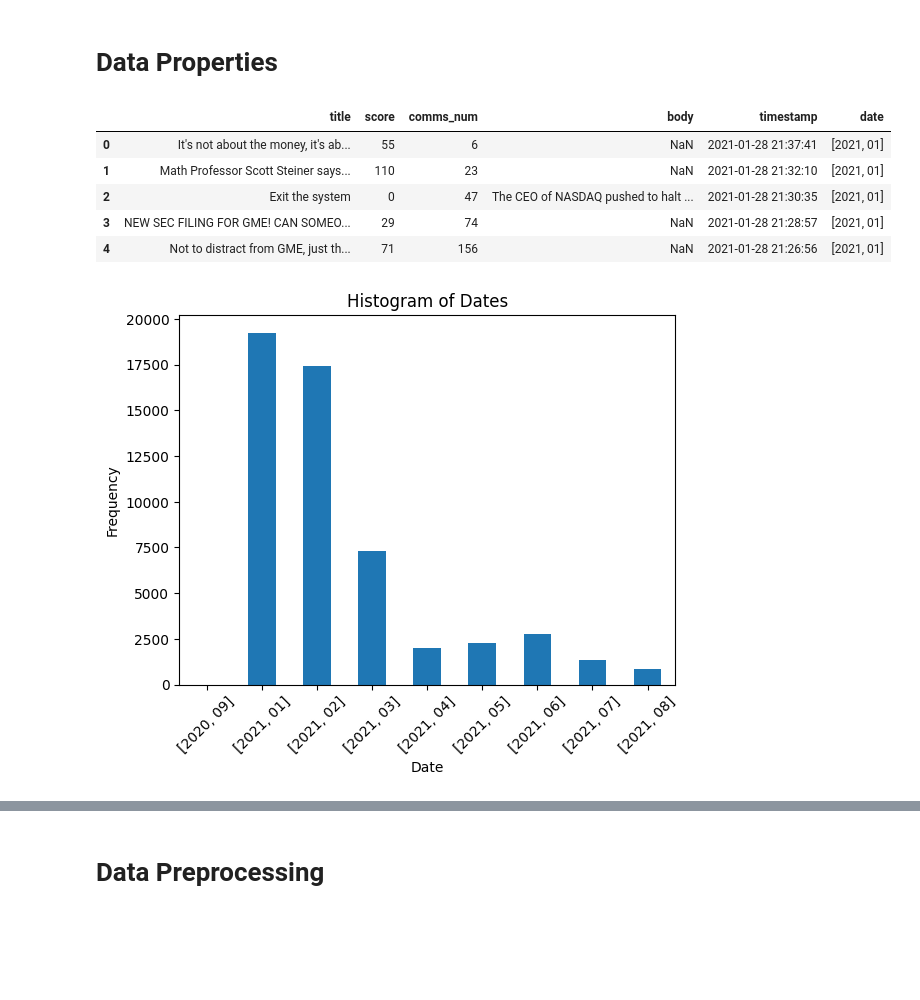
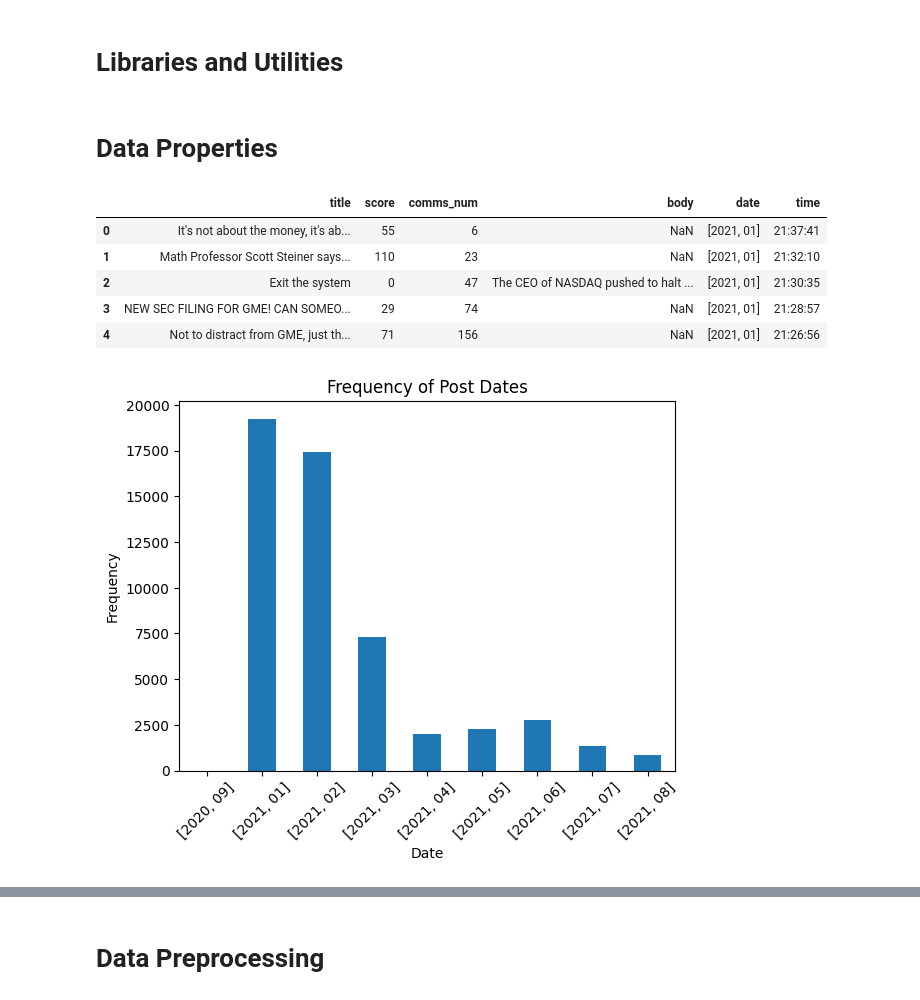
Before and after one commit to SebastianDixon/WSB_Quant, a Jupyter notebook: Reddit_WSB_Posts_Sentiment_Analysis.ipynb, the cells around one changed output, grey strips where cells are left out. Drawn from its saved outputs; the diff is of its cells as text; code cells hidden in the pictures; blank space fills up the shorter version.

```diff
--- a/Reddit_WSB_Posts_Sentiment_Analysis.ipynb
+++ b/Reddit_WSB_Posts_Sentiment_Analysis.ipynb
@@ -1,3 +1,5 @@
+# %% [markdown]
+# Libraries and Utilities
 # %%
 import pandas as pd
 from datetime import datetime
@@ -12,26 +15,26 @@ from wordcloud import WordCloud
 # Data Properties
 # %%
 df = pd.read_csv("reddit_wsb.csv")
-df = df.drop(['id', 'url', 'created'], axis=1)
 df['date'] = df['timestamp'].apply(lambda x: str(x).split(" ")[0].split("-")[0:2])
+df['time'] = df['timestamp'].apply(lambda x: str(x).split(" ")[1])
+df = df.drop(['id', 'url', 'created', 'timestamp'], axis=1)
 # %%
 df.head()
 # %% [output]
-|  | title | score | comms_num | body | timestamp | date |
-| 0 | It's not about the money, it's ab... | 55 | 6 | NaN | 2021-01-28 21:37:41 | [2021, 01] |
-| 1 | Math Professor Scott Steiner says... | 110 | 23 | NaN | 2021-01-28 21:32:10 | [2021, 01] |
-| 2 | Exit the system | 0 | 47 | The CEO of NASDAQ pushed to halt ... | 2021-01-28 21:30:35 | [2021, 01] |
-| 3 | NEW SEC FILING FOR GME! CAN SOMEO... | 29 | 74 | NaN | 2021-01-28 21:28:57 | [2021, 01] |
-| 4 | Not to distract from GME, just th... | 71 | 156 | NaN | 2021-01-28 21:26:56 | [2021, 01] |
+|  | title | score | comms_num | body | date | time |
+| 0 | It's not about the money, it's ab... | 55 | 6 | NaN | [2021, 01] | 21:37:41 |
+| 1 | Math Professor Scott Steiner says... | 110 | 23 | NaN | [2021, 01] | 21:32:10 |
+| 2 | Exit the system | 0 | 47 | The CEO of NASDAQ pushed to halt ... | [2021, 01] | 21:30:35 |
+| 3 | NEW SEC FILING FOR GME! CAN SOMEO... | 29 | 74 | NaN | [2021, 01] | 21:28:57 |
+| 4 | Not to distract from GME, just th... | 71 | 156 | NaN | [2021, 01] | 21:26:56 |
 # %%
 df['date'].value_counts().sort_index().plot(kind='bar')
 plt.xlabel('Date')
 plt.ylabel('Frequency')
-plt.title('Histogram of Dates')
+plt.title('Frequency of Post Dates')
 plt.xticks(rotation=45)
 plt.show()
-
 # we can see that the majority of posts occur in 2021 onwards in this dataset, with most in the months of jan and feb
 # caused by the influx of new users to the platform about this time from the gamestop shortsqueeze event
 # %% [output]
-[figure, old version]
+[figure, new version]
```
Also changed, not shown: parts of 15 cells of this notebook.
